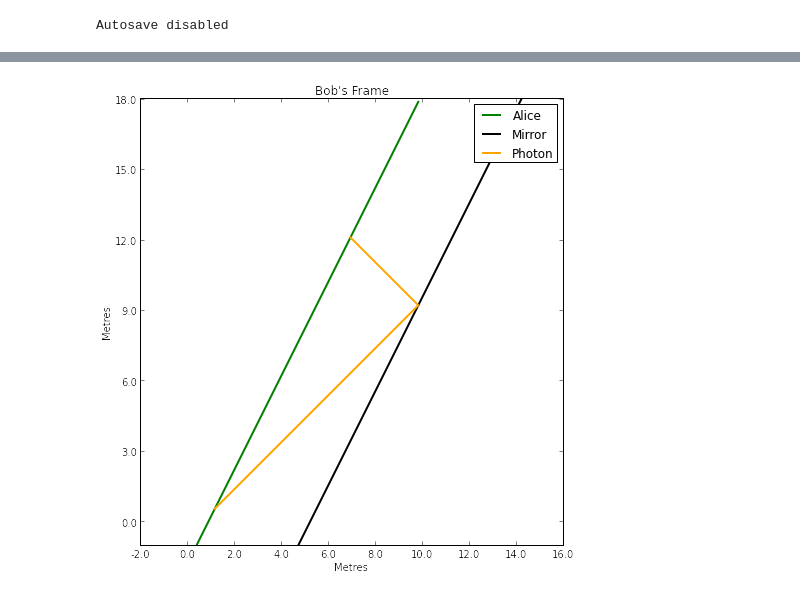
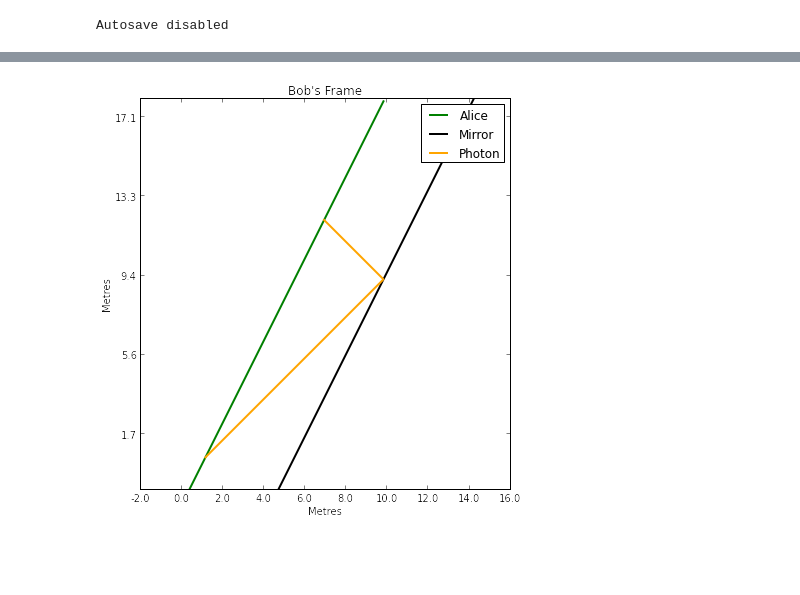
Before and after one commit to Mike-Witt/Mike-Witt.github.io, a Jupyter notebook: SG/SR_15_Photon_Mirror.ipynb, the cells around one changed output, grey strips where cells are left out. Cells and saved outputs as stored; diff of their text form; code cells hidden in the pictures; blank space fills up the shorter version.

```diff
--- a/SG/SR_15_Photon_Mirror.ipynb
+++ b/SG/SR_15_Photon_Mirror.ipynb
@@ -75,6 +81,6 @@ longer on the journey to the mirror than on the way back to Alice.
 # %%
 bob_frame = frame('Bob\'s Frame', alice_frame.wlines, v=-.5*c)
-pyplot = bob_frame.display(scale='metres')
-foo=pyplot.ylim(-1/c, 18/c)
+pyplot = bob_frame.display(scale='metres', nticks=8, figsize=[7,7])
+pyplot.ylim(-1/c, 18/c);
 # %% [output]
-[figure, old version]
+[figure, new version]
```
Also changed, not shown: parts of 4 cells of this notebook, 9 other files.
